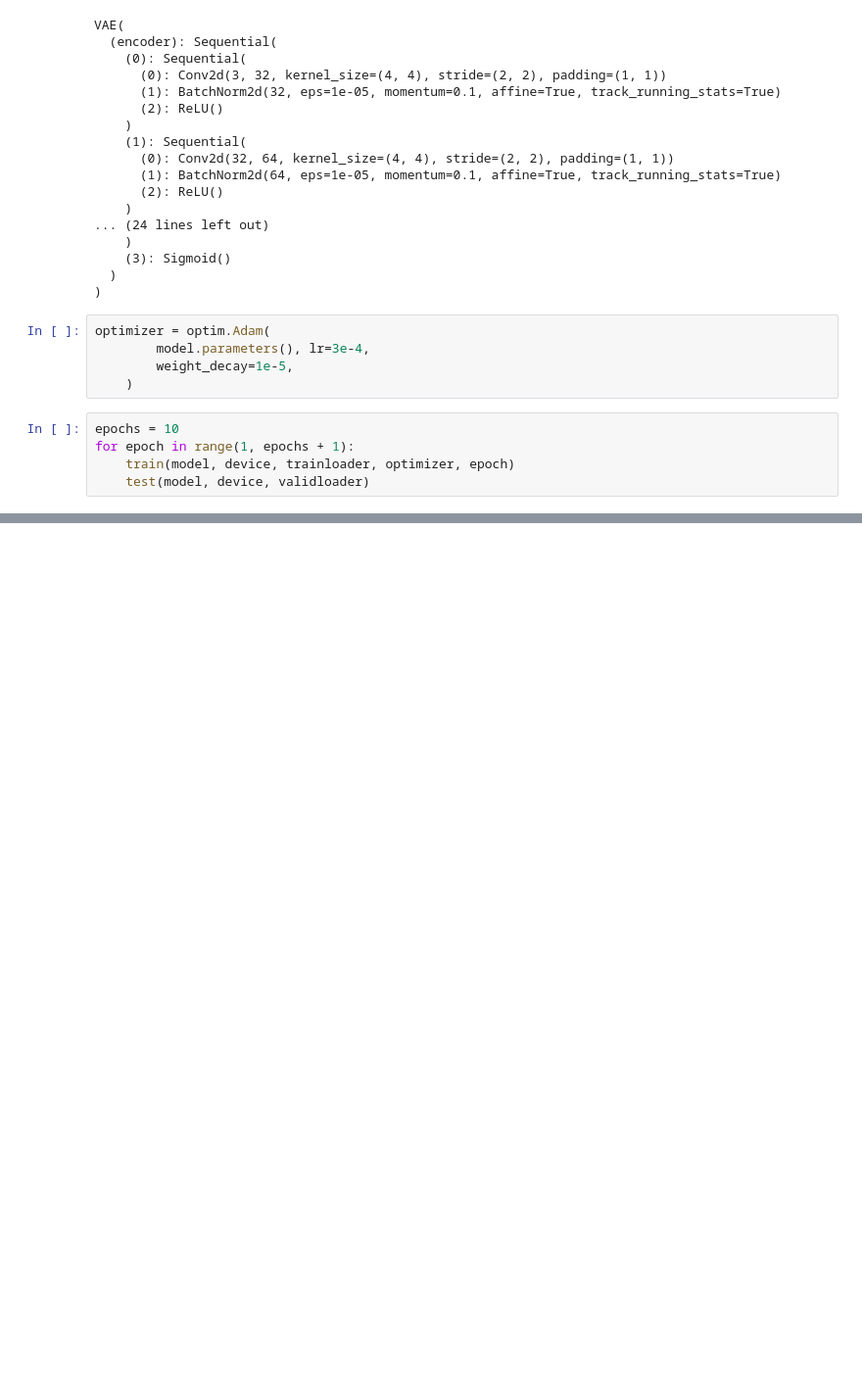
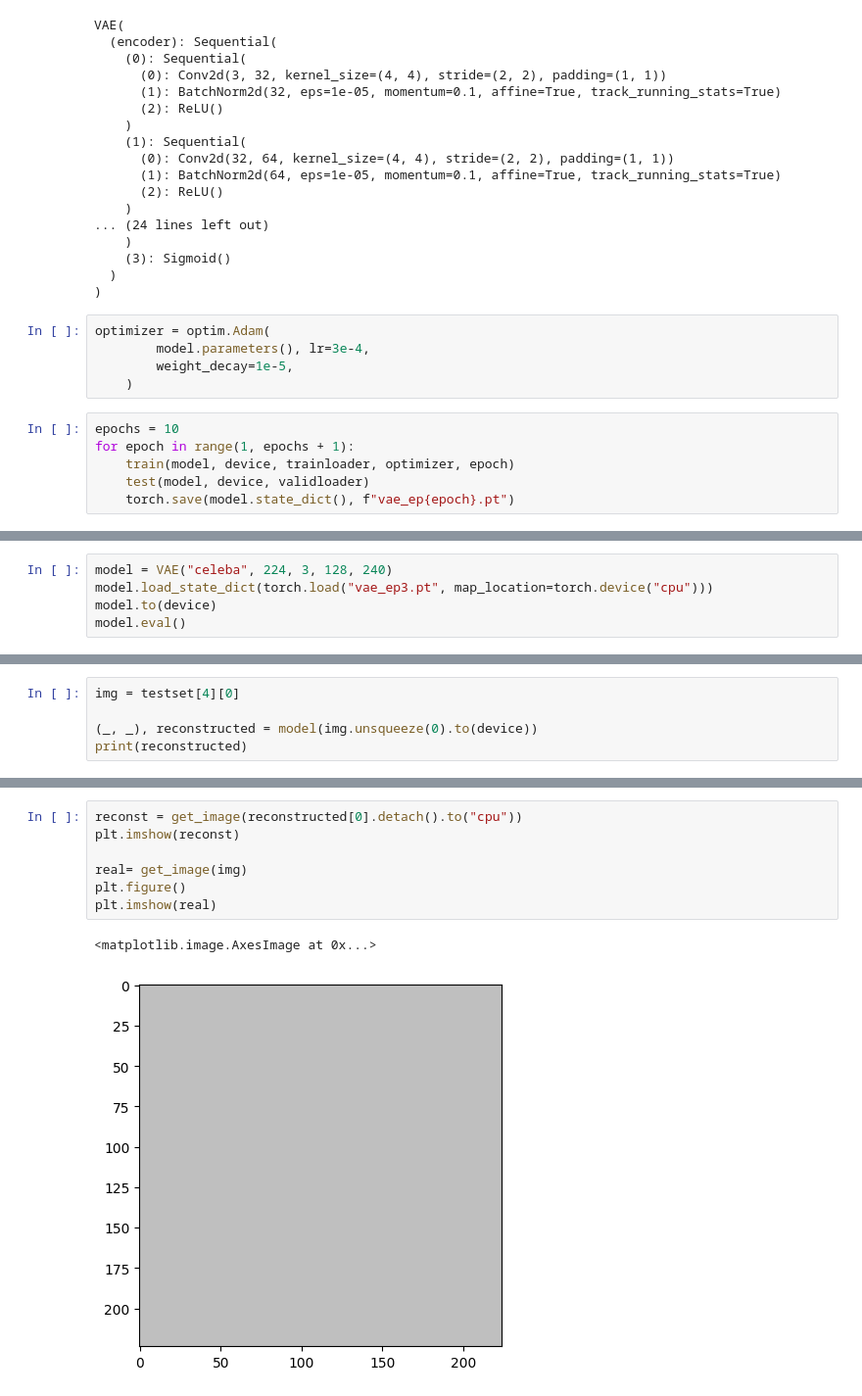
Before and after one commit to Fhrozen/2022_scienceclubint, a Jupyter notebook: day_6/Activity_01.ipynb, the cells around one changed output, grey strips where cells are left out. Shown at 98% size. Saved outputs shown, nothing was run; the diff lists cells and outputs as text; blank space fills up the shorter version.

```diff
--- a/day_6/Activity_01.ipynb
+++ b/day_6/Activity_01.ipynb
@@ -265,4 +266,5 @@ epochs = 10
 for epoch in range(1, epochs + 1):
     train(model, device, trainloader, optimizer, epoch)
     test(model, device, validloader)
+    torch.save(model.state_dict(), f"vae_ep{epoch}.pt")
 # %% [output]
@@ -269,0 +308,5 @@ Train Epoch: 1 [0/162770 (0%)]  Loss: 150030.468750
+# %%
+model = VAE("celeba", 224, 3, 128, 240)
+model.load_state_dict(torch.load("vae_ep3.pt", map_location=torch.device("cpu")))
+model.to(device)
+model.eval()
@@ -269,0 +350,5 @@ Train Epoch: 1 [0/162770 (0%)]  Loss: 150030.468750
+# %%
+img = testset[4][0]
+
+(_, _), reconstructed = model(img.unsqueeze(0).to(device))
+print(reconstructed)
@@ -269,0 +373,10 @@ Train Epoch: 1 [0/162770 (0%)]  Loss: 150030.468750
+# %%
+reconst = get_image(reconstructed[0].detach().to("cpu"))
+plt.imshow(reconst)
+
+real= get_image(img)
+plt.figure()
+plt.imshow(real)
+# %% [output]
+<matplotlib.image.AxesImage at 0x...>
+[figure, added]
```
Also changed, not shown: parts of 7 cells of this notebook.
